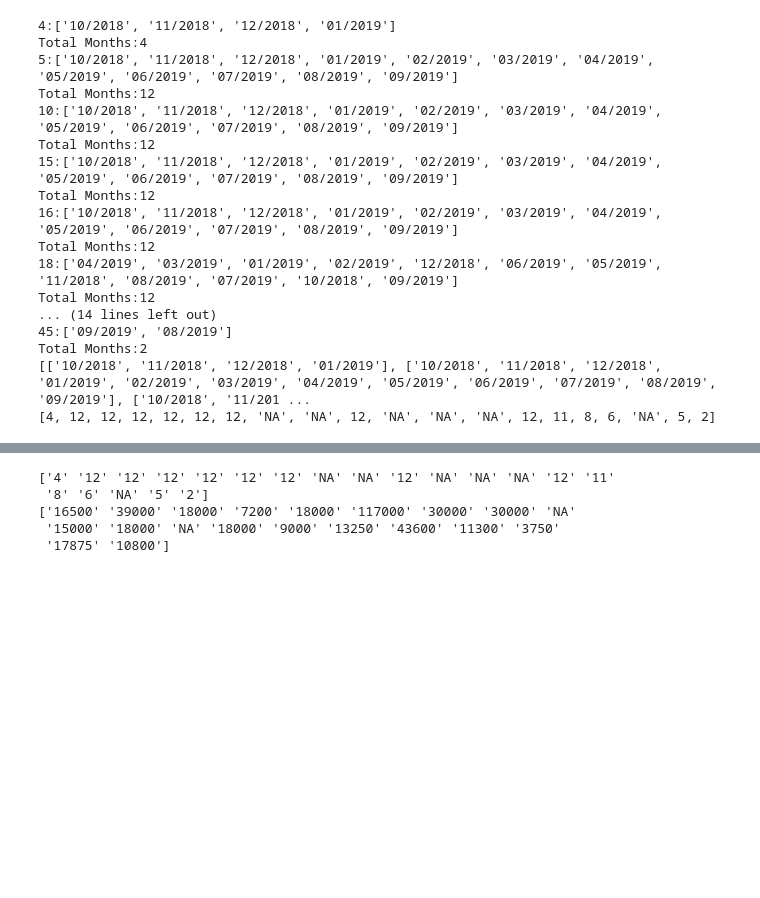
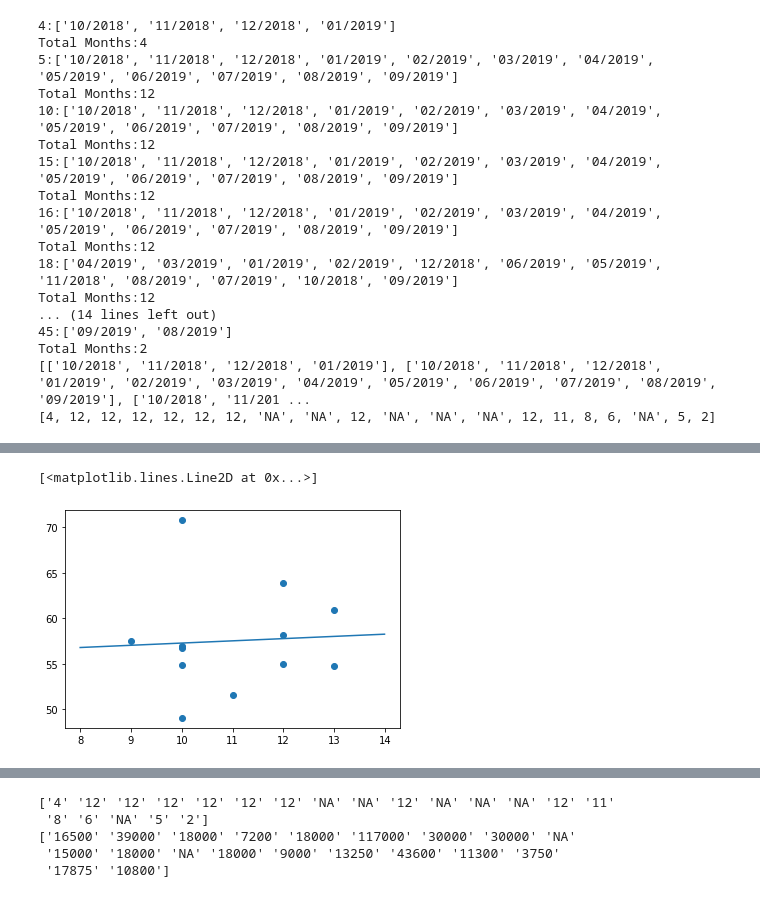
Before and after one commit to nurfnick/Cantrell_Jackson, a Jupyter notebook: SoftwareUsed.ipynb, the cells around one changed output, grey strips where cells are left out. Saved outputs shown, nothing was run; the diff lists cells and outputs as text; code cells hidden in the pictures; blank space fills up the shorter version.

```diff
--- a/SoftwareUsed.ipynb
+++ b/SoftwareUsed.ipynb
@@ -18,6 +18,7 @@ from scipy import stats
 url = 'https://raw.githubusercontent.com/nurfnick/Cantrell_Jackson/master/Support-Oct18-Sept19.csv'
 url2 = 'https://raw.githubusercontent.com/nurfnick/Cantrell_Jackson/master/HS_Invoiced_Customer_Total.csv'
 url3 = 'https://raw.githubusercontent.com/nurfnick/Cantrell_Jackson/master/Invoice_totals_month.csv'
+ourl = 'https://raw.githubusercontent.com/nurfnick/Cantrell_Jackson/master/wti-crude-oil-prices-2018-2020.csv'
 # %%
 df1 = pa.read_csv(url)
 df2 = pa.read_csv(url2)
@@ -183,0 +221,32 @@ Total Months:2
+# %%
+dfo = pa.read_csv(ourl)
+
+months = ['10', '11', '12', '1', '2', '3', '4', '5', '6', '7', '8', '9']
+jdates = []
+dates = dfo['date'].values.tolist()
+for d in range(len(dates)):
+  if isinstance(dates[d], str):
+    jdates.append(dates[d])
+
+jprices = []
+prices = dfo[' value'].values.tolist()
+for p in range(len(prices)):
+  if math.isnan(prices[p]) == False:
+    jprices.append(prices[p])
+
+opm = []
+for m in range(len(months)):
+  total = 0
+  num = 0
+  for d in range(len(jdates)):
+    if months[m] in months[0:3]:
+      if jdates[d].split('/')[0] == months[m] and jdates[d].split('/')[2] == '2018':
+        total = total + jprices[d]
+        num = num + 1
+    else:
+      if jdates[d].split('/')[0] == months[m] and jdates[d].split('/')[2] == '2019':
+        total = total + jprices[d]
+        num = num + 1
+  opm.append(float(round(total/num, 2)))
+
+print(opm)
@@ -184,3 +264,16 @@ Total Months:2
+# %%
+m = stats.linregress(swmonths,opm)[0]
+b = stats.linregress(swmonths,opm)[1]
+#stats.linregress()
+def y(x):
+    return(m*x+b)
+# %%
+x = np.arange(8,14,0.01)
+plt.scatter(swmonths,opm)
+plt.plot(x,y(x))
+# %% [output]
+[<matplotlib.lines.Line2D at 0x...>]
+[figure, added]
 # %%
 fig = px.scatter(x=num, y=tlist, log_y=True, hover_data=[custs], labels={'x':'Total Months Used', 'y':'Invoice Totals'})
 
```
Also changed, not shown: parts of 4 cells of this notebook.
